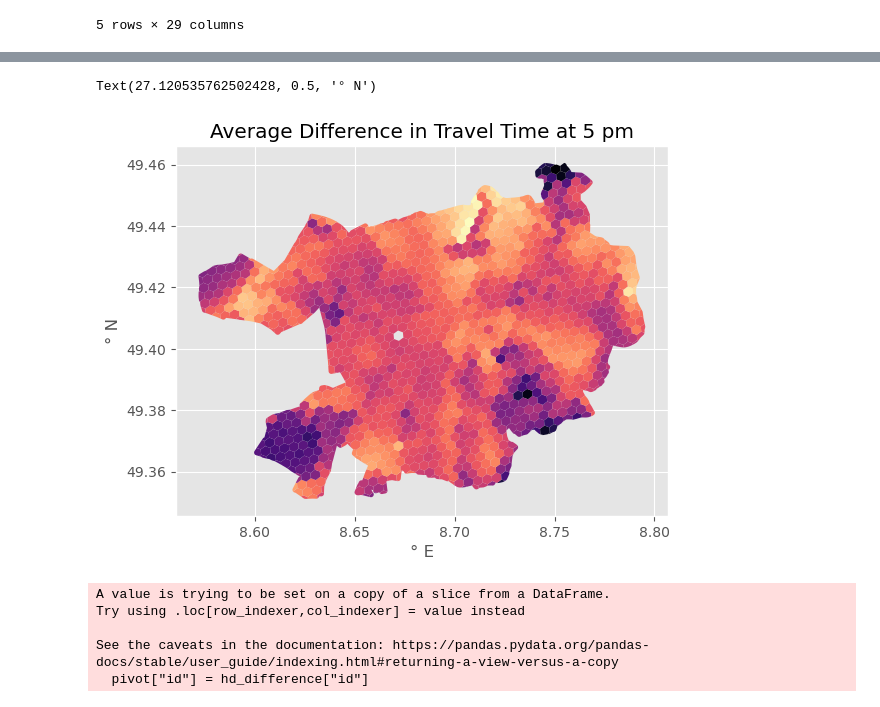
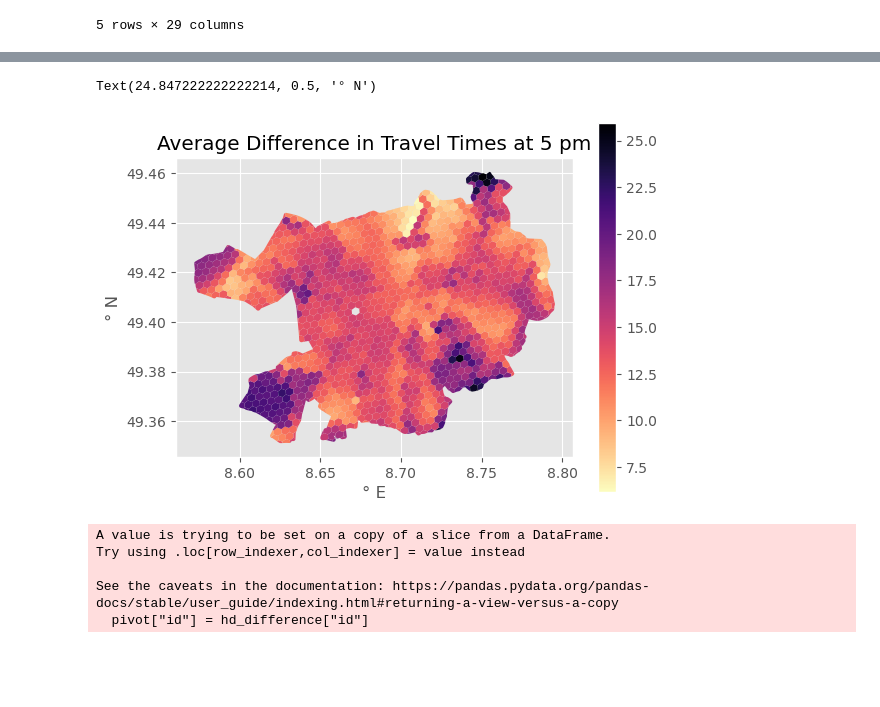
Before and after one commit to Chwiggy/thesis_analysis, a Jupyter notebook: differences.ipynb, the cells around one changed output, grey strips where cells are left out. Drawn from its saved outputs; the diff is of its cells as text; code cells hidden in the pictures; blank space fills up the shorter version.

Commit message:
plot fanagling

```diff
--- a/differences.ipynb
+++ b/differences.ipynb
@@ -19,14 +19,14 @@ hd_difference.explore(column='difference_self17', cmap='magma_r')
 # %%
 import matplotlib
 import matplotlib.pyplot as plt
 matplotlib.style.use("ggplot")
-ax = hd_difference.plot(column = 'difference_self17', cmap = 'magma_r')
-plt.title(label='Average Difference in Travel Time at 5 pm')
+ax = hd_difference.plot(column = 'difference_self17', cmap = 'magma_r', legend=True)
+plt.title(label='Average Difference in Travel Times at 5 pm')
 plt.xlabel(xlabel = '° E')
 plt.ylabel(ylabel='° N')
 # %% [output]
-Text(27.120535762502428, 0.5, '° N')
+Text(24.847222222222214, 0.5, '° N')
-[figure, old version]
+[figure, new version]
 # %%
 
 pivot = hd_difference.loc[:, hd_difference.columns.str.startswith("difference")]
```
